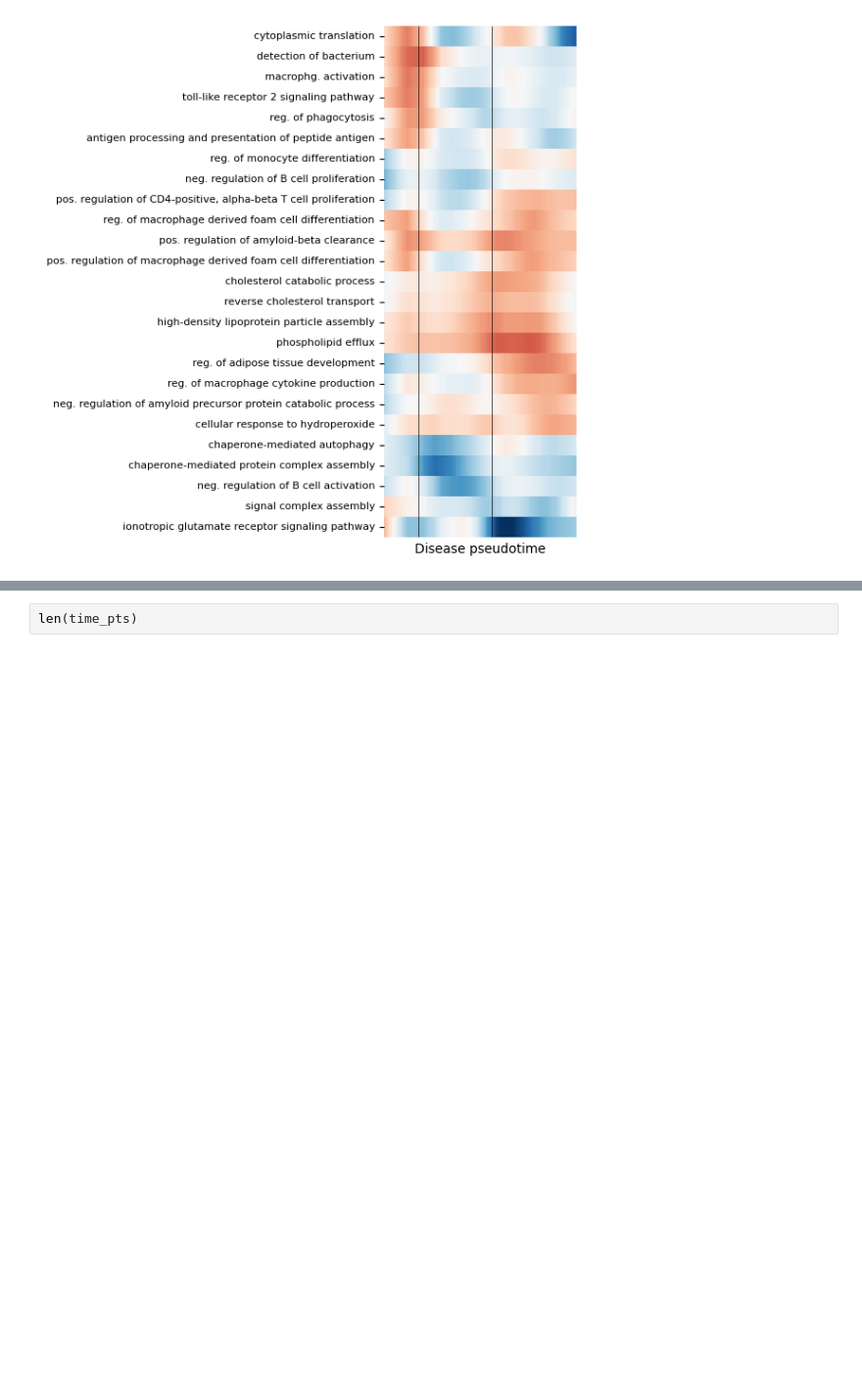
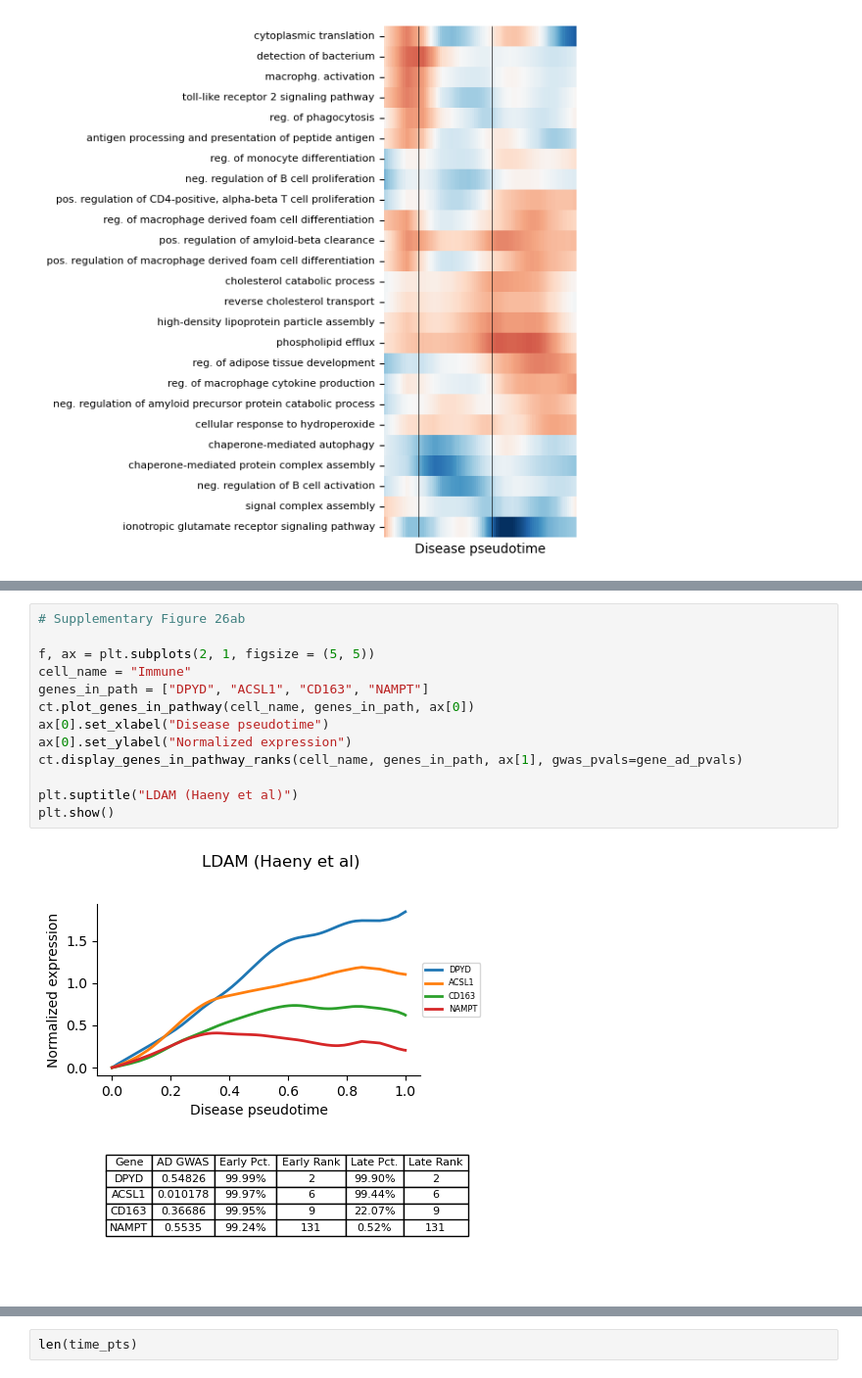
Before and after one commit to DiseaseNeuroGenomics/PsychADxD, a Jupyter notebook: 7_trajectory/generate_figures.ipynb, the cells around one changed output, grey strips where cells are left out. Shown at 98% size. Saved outputs shown, nothing was run; the diff lists cells and outputs as text; blank space fills up the shorter version.

```diff
--- a/7_trajectory/generate_figures.ipynb
+++ b/7_trajectory/generate_figures.ipynb
@@ -288,0 +389,15 @@ early_late_transition
+# %%
+# Supplementary Figure 26ab
+
+f, ax = plt.subplots(2, 1, figsize = (5, 5))
+cell_name = "Immune"
+genes_in_path = ["DPYD", "ACSL1", "CD163", "NAMPT"]
+ct.plot_genes_in_pathway(cell_name, genes_in_path, ax[0])
+ax[0].set_xlabel("Disease pseudotime")
+ax[0].set_ylabel("Normalized expression")
+ct.display_genes_in_pathway_ranks(cell_name, genes_in_path, ax[1], gwas_pvals=gene_ad_pvals)
+
+plt.suptitle("LDAM (Haeny et al)")
+plt.show()
+# %% [output]
+[figure, added]
```
Also changed, not shown: parts of 11 cells of this notebook, 1 other file.
